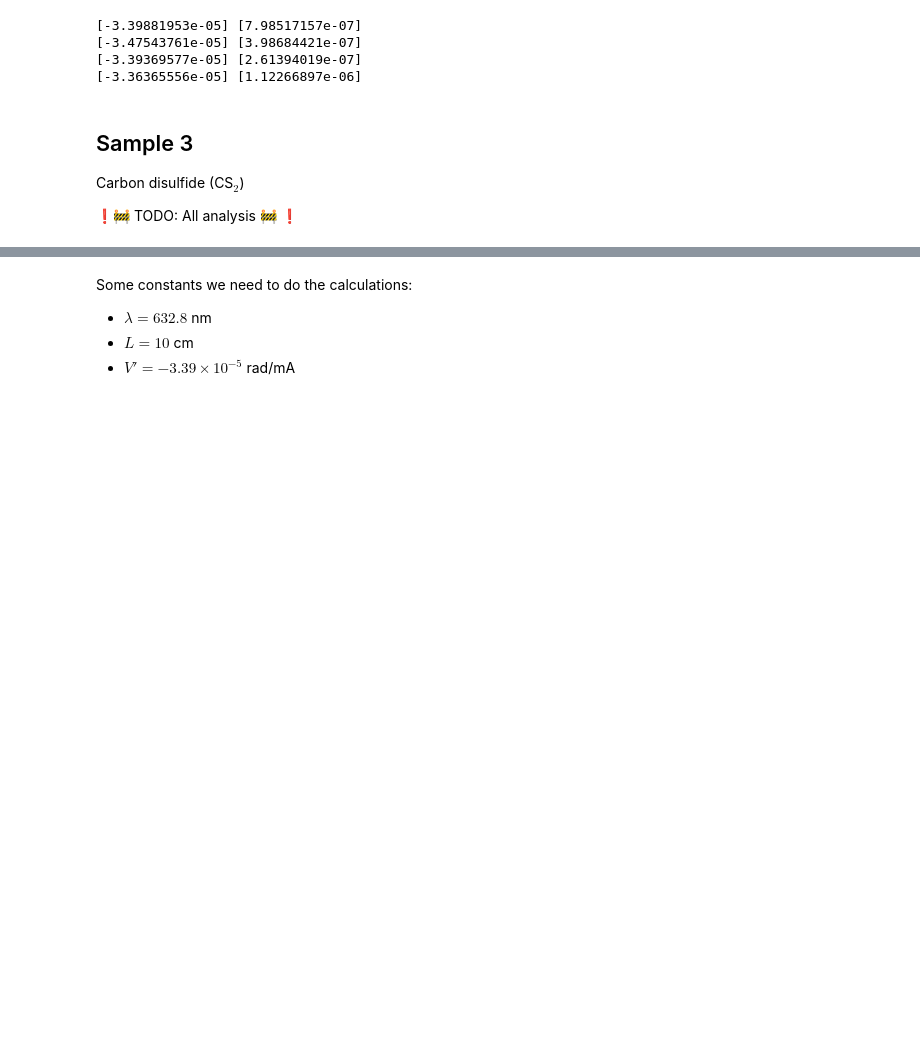
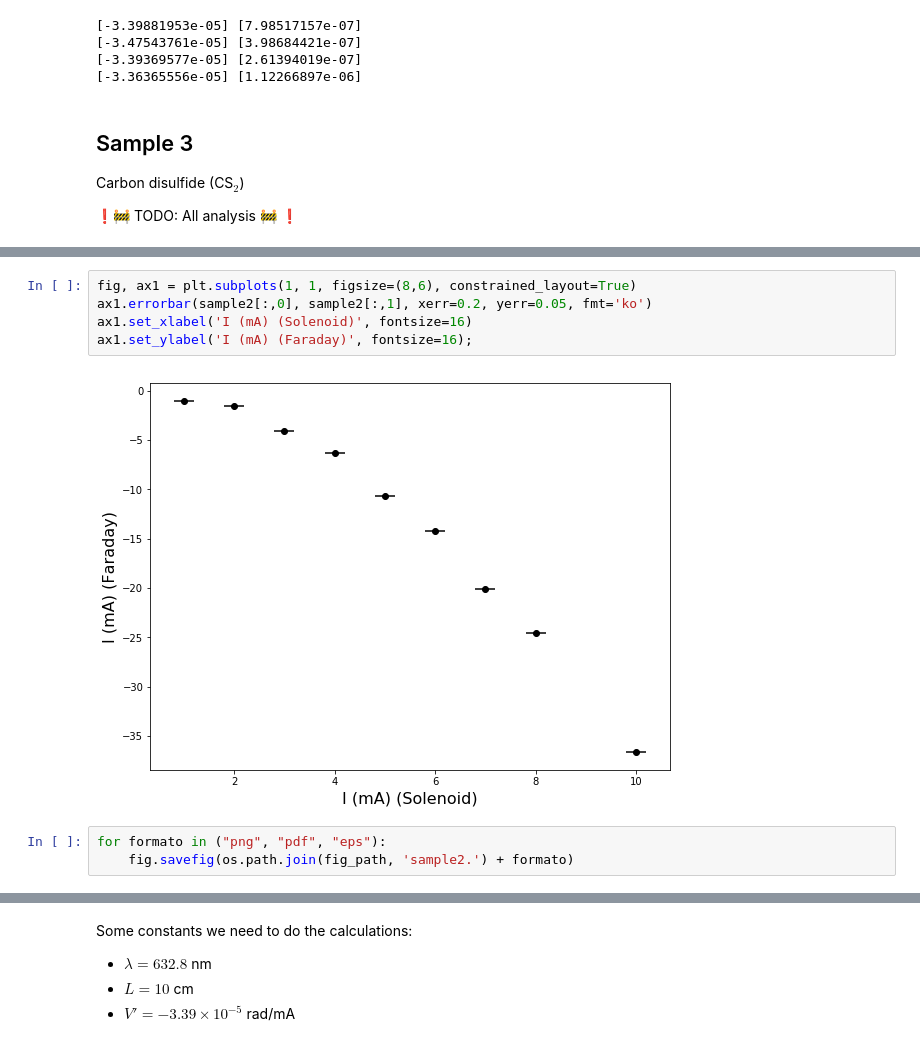
Before and after one commit to iyanmv/APL_ws18-19, a Jupyter notebook: MagnetoOptics/Magneto Optics analysis.ipynb, the cells around one changed output, grey strips where cells are left out. Cells and saved outputs as stored; diff of their text form; blank space fills up the shorter version.

```diff
--- a/MagnetoOptics/Magneto Optics analysis.ipynb
+++ b/MagnetoOptics/Magneto Optics analysis.ipynb
@@ -232,0 +250,10 @@ ax1.set_ylabel('I (mA) (Faraday)');
+# %%
+fig, ax1 = plt.subplots(1, 1, figsize=(8,6), constrained_layout=True)
+ax1.errorbar(sample2[:,0], sample2[:,1], xerr=0.2, yerr=0.05, fmt='ko')
+ax1.set_xlabel('I (mA) (Solenoid)', fontsize=16)
+ax1.set_ylabel('I (mA) (Faraday)', fontsize=16);
+# %% [output]
+[figure, added]
+# %%
+for formato in ("png", "pdf", "eps"):
+    fig.savefig(os.path.join(fig_path, 'sample2.') + formato)
```
Also changed, not shown: parts of 27 cells of this notebook, 17 other files.
